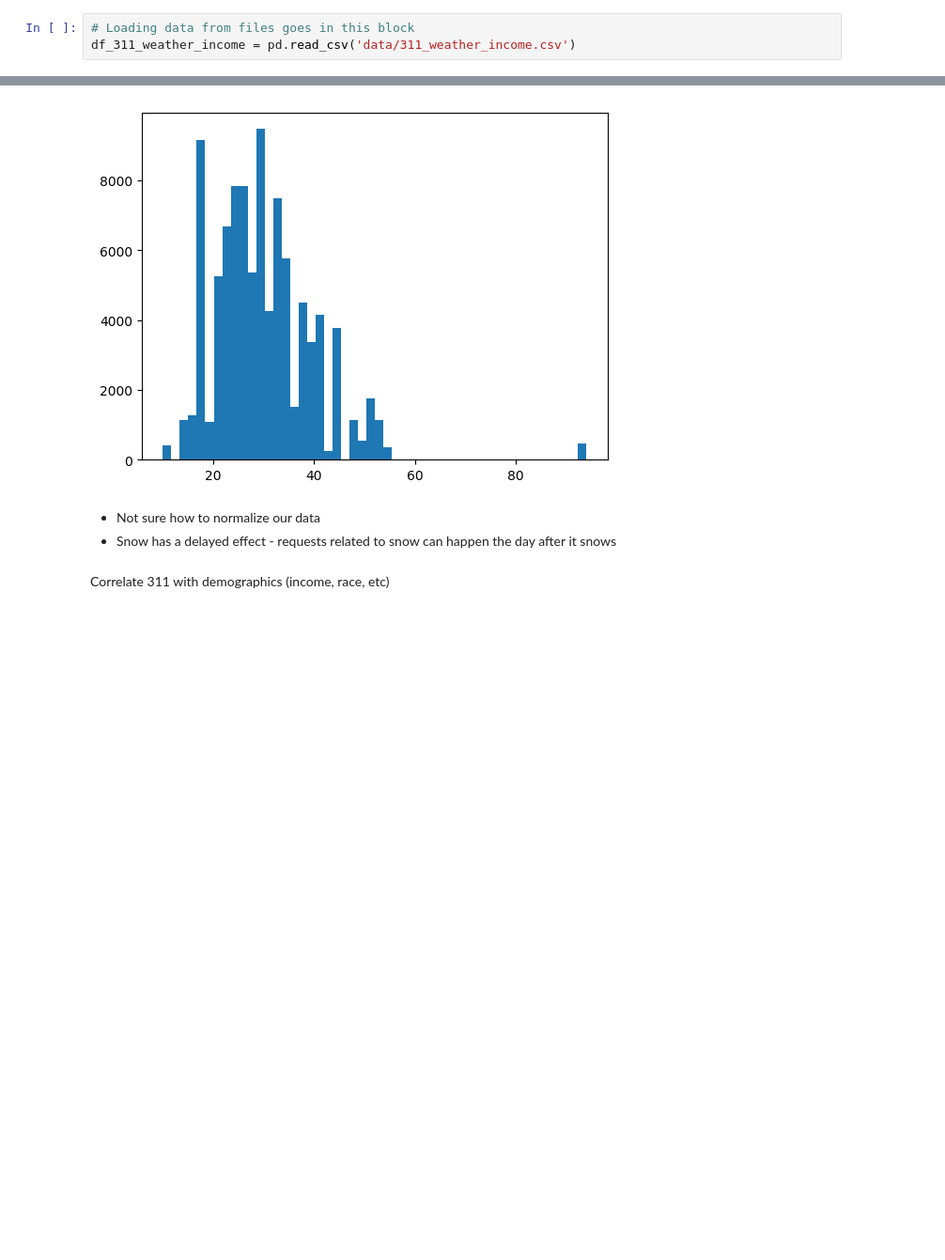
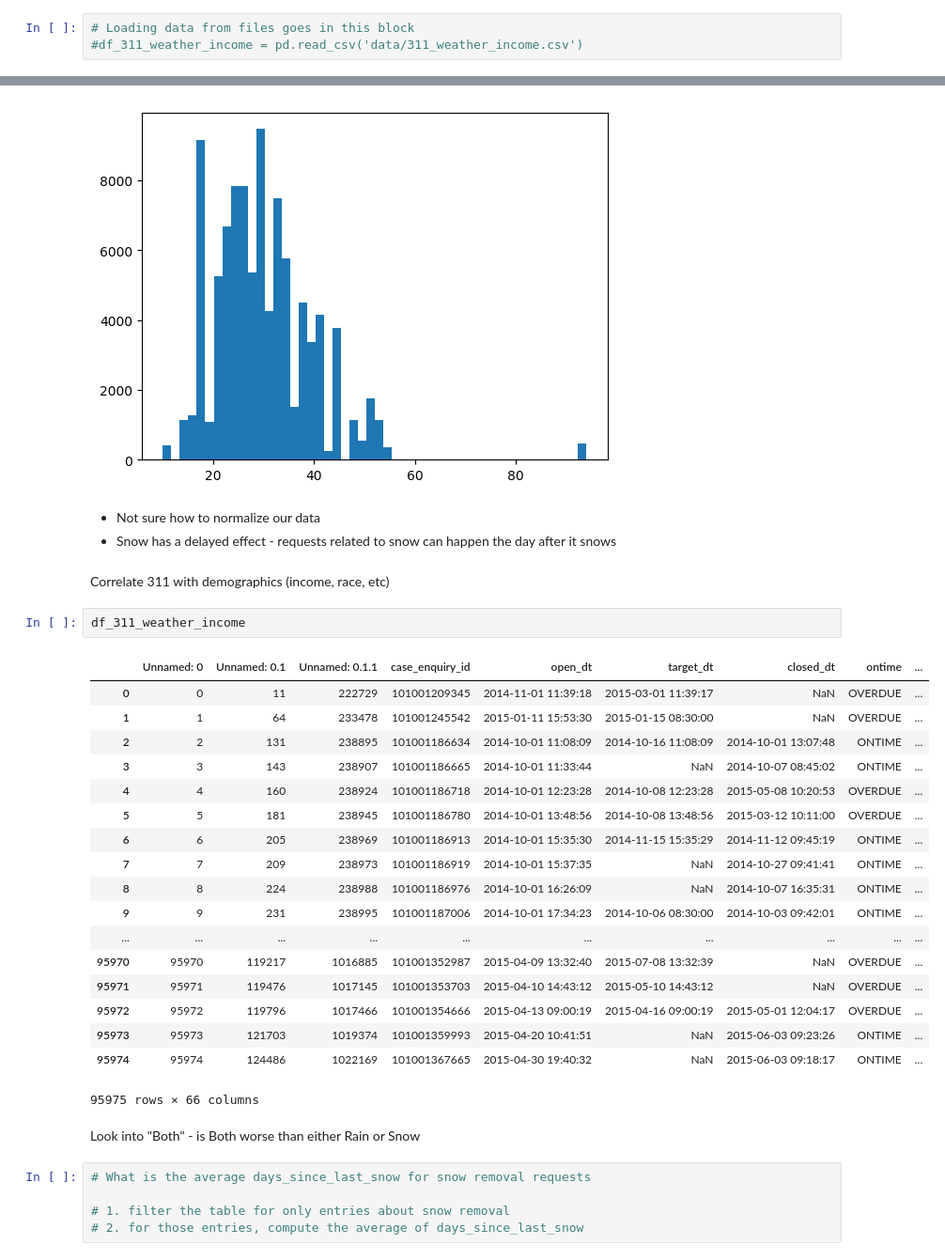
Before and after one commit to mattdailis/bostonography, a Jupyter notebook: final_project.ipynb, the cells around one changed output, grey strips where cells are left out. Shown: that part at 94% size. Saved outputs shown, nothing was run; the diff lists cells and outputs as text; blank space fills up the shorter version.

```diff
--- a/final_project.ipynb
+++ b/final_project.ipynb
@@ -8,3 +22,3 @@ from matplotlib import pyplot as plt
 # %%
 # Loading data from files goes in this block
-df_311_weather_income = pd.read_csv('data/311_weather_income.csv')
+#df_311_weather_income = pd.read_csv('data/311_weather_income.csv')
@@ -89,3 +166,31 @@ plt.show()
 - Snow has a delayed effect - requests related to snow can happen the day after it snows
 # %% [markdown]
 Correlate 311 with demographics (income, race, etc)
+# %%
+df_311_weather_income
+# %% [output]
+|  | Unnamed: 0 | Unnamed: 0.1 | Unnamed: 0.1.1 | case_enquiry_id | open_dt | target_dt | closed_dt | ontime | ... |
+| 0 | 0 | 11 | 222729 | 101001209345 | 2014-11-01 11:39:18 | 2015-03-01 11:39:17 | NaN | OVERDUE | ... |
+| 1 | 1 | 64 | 233478 | 101001245542 | 2015-01-11 15:53:30 | 2015-01-15 08:30:00 | NaN | OVERDUE | ... |
+| 2 | 2 | 131 | 238895 | 101001186634 | 2014-10-01 11:08:09 | 2014-10-16 11:08:09 | 2014-10-01 13:07:48 | ONTIME | ... |
+| 3 | 3 | 143 | 238907 | 101001186665 | 2014-10-01 11:33:44 | NaN | 2014-10-07 08:45:02 | ONTIME | ... |
+| 4 | 4 | 160 | 238924 | 101001186718 | 2014-10-01 12:23:28 | 2014-10-08 12:23:28 | 2015-05-08 10:20:53 | OVERDUE | ... |
+| 5 | 5 | 181 | 238945 | 101001186780 | 2014-10-01 13:48:56 | 2014-10-08 13:48:56 | 2015-03-12 10:11:00 | OVERDUE | ... |
+| 6 | 6 | 205 | 238969 | 101001186913 | 2014-10-01 15:35:30 | 2014-11-15 15:35:29 | 2014-11-12 09:45:19 | ONTIME | ... |
+| 7 | 7 | 209 | 238973 | 101001186919 | 2014-10-01 15:37:35 | NaN | 2014-10-27 09:41:41 | ONTIME | ... |
+| 8 | 8 | 224 | 238988 | 101001186976 | 2014-10-01 16:26:09 | NaN | 2014-10-07 16:35:31 | ONTIME | ... |
+| 9 | 9 | 231 | 238995 | 101001187006 | 2014-10-01 17:34:23 | 2014-10-06 08:30:00 | 2014-10-03 09:42:01 | ONTIME | ... |
+| ... | ... | ... | ... | ... | ... | ... | ... | ... | ... |
+| 95970 | 95970 | 119217 | 1016885 | 101001352987 | 2015-04-09 13:32:40 | 2015-07-08 13:32:39 | NaN | OVERDUE | ... |
+| 95971 | 95971 | 119476 | 1017145 | 101001353703 | 2015-04-10 14:43:12 | 2015-05-10 14:43:12 | NaN | OVERDUE | ... |
+| 95972 | 95972 | 119796 | 1017466 | 101001354666 | 2015-04-13 09:00:19 | 2015-04-16 09:00:19 | 2015-05-01 12:04:17 | OVERDUE | ... |
+| 95973 | 95973 | 121703 | 1019374 | 101001359993 | 2015-04-20 10:41:51 | NaN | 2015-06-03 09:23:26 | ONTIME | ... |
+| 95974 | 95974 | 124486 | 1022169 | 101001367665 | 2015-04-30 19:40:32 | NaN | 2015-06-03 09:18:17 | ONTIME | ... |
+95975 rows × 66 columns
+# %% [markdown]
+Look into "Both" - is Both worse than either Rain or Snow
+# %%
+# What is the average days_since_last_snow for snow removal requests
+
+# 1. filter the table for only entries about snow removal
+# 2. for those entries, compute the average of days_since_last_snow
```
Also changed, not shown: parts of 9 cells of this notebook.
